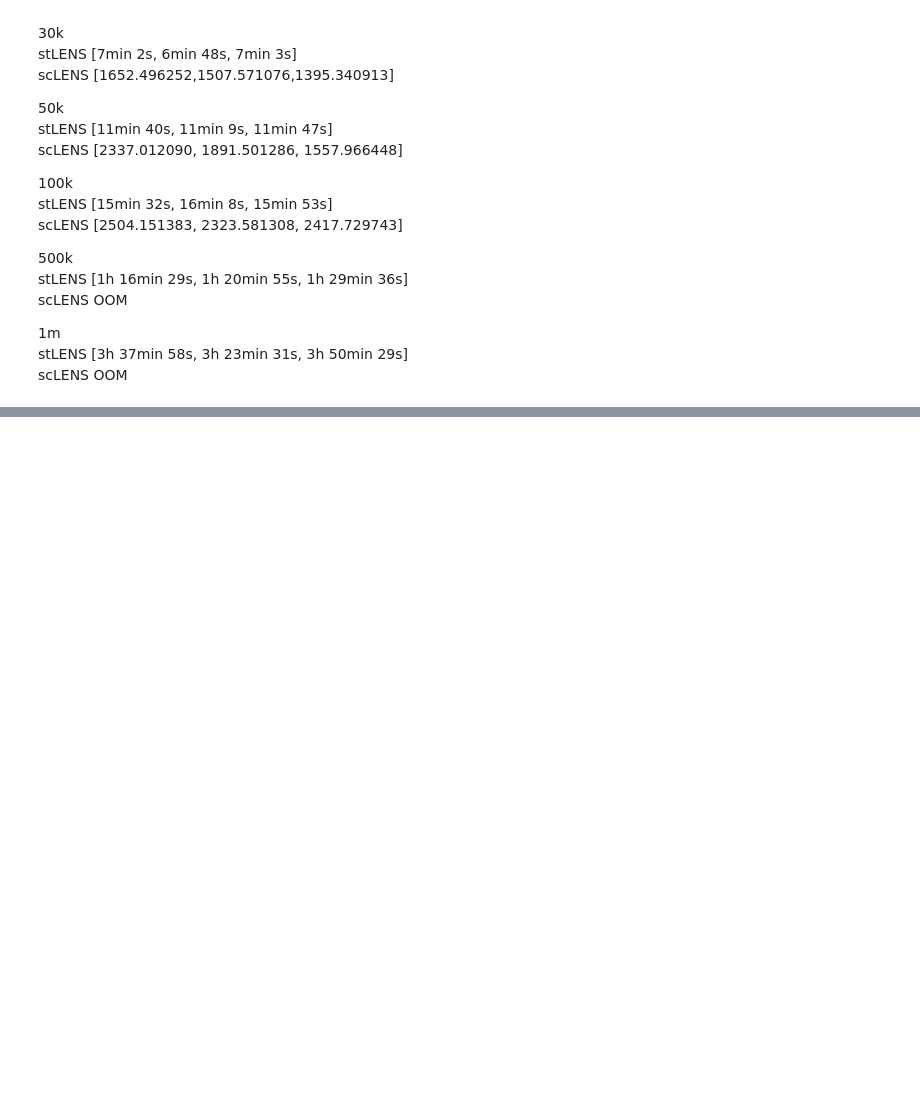
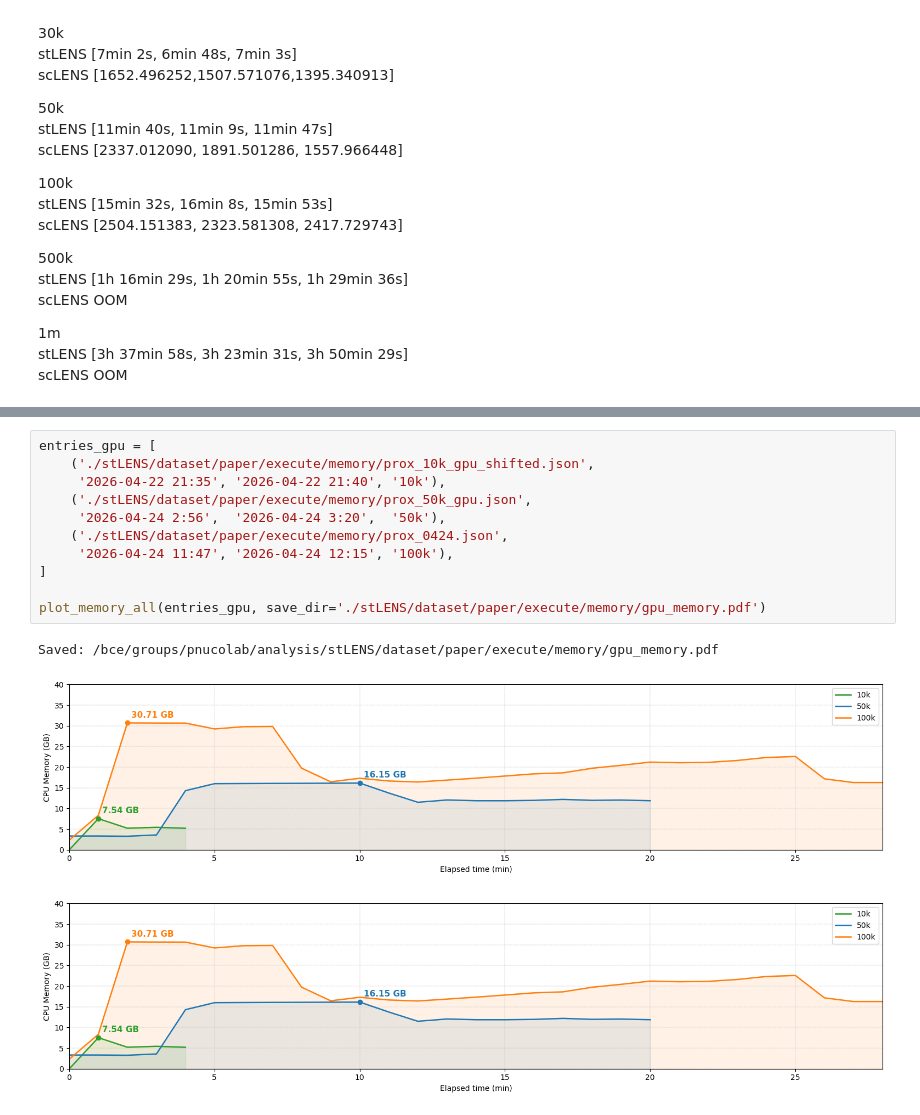
Before and after one commit to pnucolab/stLENS-tutorials, a Jupyter notebook: time_notebook.ipynb, the cells around one changed output, grey strips where cells are left out. Cells and saved outputs as stored; diff of their text form; blank space fills up the shorter version.

```diff
--- a/time_notebook.ipynb
+++ b/time_notebook.ipynb
@@ -1874,0 +1964,15 @@ plt.show()
+# %%
+entries_gpu = [
+    ('./stLENS/dataset/paper/execute/memory/prox_10k_gpu_shifted.json',
+     '2026-04-22 21:35', '2026-04-22 21:40', '10k'),
+    ('./stLENS/dataset/paper/execute/memory/prox_50k_gpu.json',
+     '2026-04-24 2:56',  '2026-04-24 3:20',  '50k'),
+    ('./stLENS/dataset/paper/execute/memory/prox_0424.json',
+     '2026-04-24 11:47', '2026-04-24 12:15', '100k'),
+]
+
+plot_memory_all(entries_gpu, save_dir='./stLENS/dataset/paper/execute/memory/gpu_memory.pdf')
+# %% [output]
+Saved: /bce/groups/pnucolab/analysis/stLENS/dataset/paper/execute/memory/gpu_memory.pdf
+[figure, added]
+[figure, added]
```
Also changed, not shown: parts of 4 cells of this notebook, 2 other files.
